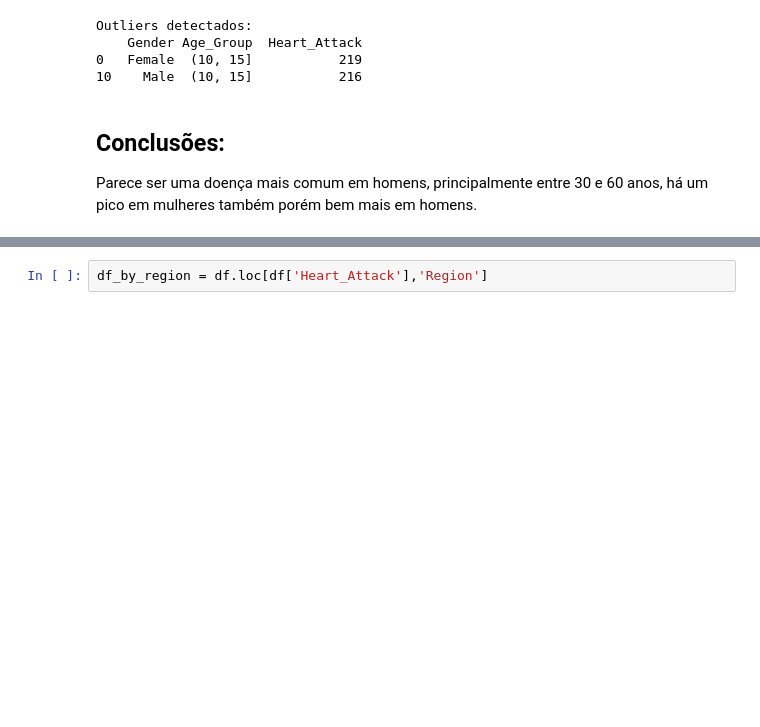
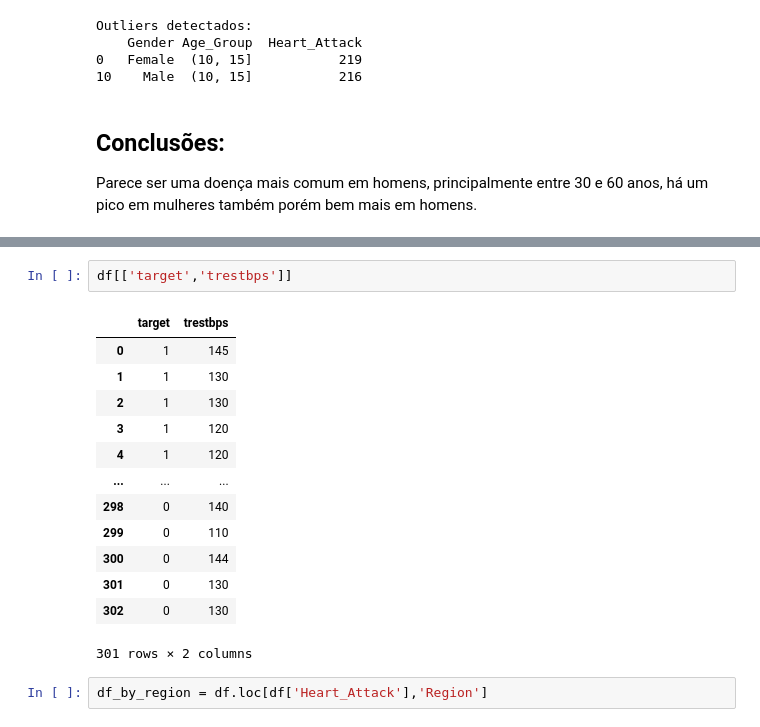
Before and after one commit to Gui-Leao/Heart-Attack-Prediction, a Jupyter notebook: EDA.ipynb, the cells around one changed output, grey strips where cells are left out. Cells and saved outputs as stored; diff of their text form; blank space fills up the shorter version.

```diff
--- a/EDA.ipynb
+++ b/EDA.ipynb
@@ -637,3 +641,19 @@ Não houve diferença significativa estre os dois grupos, parece não haver uma
+# %%
+df[['target','trestbps']]
+# %% [output]
+|  | target | trestbps |
+| 0 | 1 | 145 |
+| 1 | 1 | 130 |
+| 2 | 1 | 130 |
+| 3 | 1 | 120 |
+| 4 | 1 | 120 |
+| ... | ... | ... |
+| 298 | 0 | 140 |
+| 299 | 0 | 110 |
+| 300 | 0 | 144 |
+| 301 | 0 | 130 |
+| 302 | 0 | 130 |
+301 rows × 2 columns
 # %%
 df_by_region = df.loc[df['Heart_Attack'],'Region']
 # %%
```
Also changed, not shown: parts of 23 cells of this notebook.
